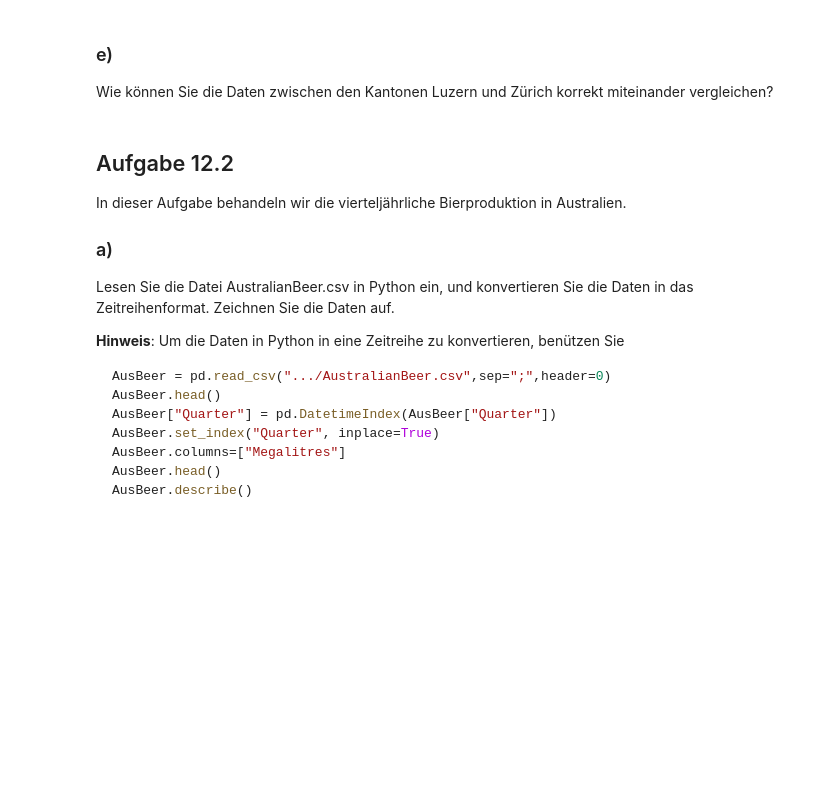
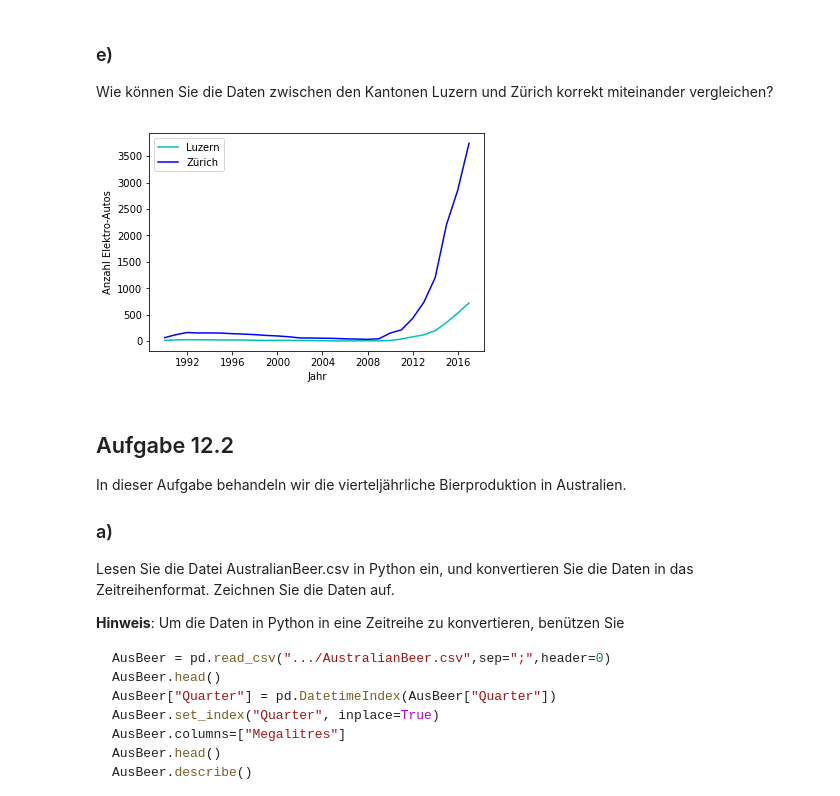
Before and after one commit to KilnOfTheSecondFlame/STAT_HS18_Exercises, a Jupyter notebook: 12_Exercise12/12_Exercise12.ipynb, the cells around one changed output. Saved outputs shown, nothing was run; the diff lists cells and outputs as text; code cells hidden in the pictures; blank space fills up the shorter version.

```diff
--- a/12_Exercise12/12_Exercise12.ipynb
+++ b/12_Exercise12/12_Exercise12.ipynb
@@ -45,6 +119,15 @@ plt.show()
 # %% [markdown]
 ### e)
 Wie können Sie die Daten zwischen den Kantonen Luzern und Zürich korrekt miteinander vergleichen?
+# %%
+plt.plot(pw_electric_zurich.index,pw_electric_luzern["Luzern"], 'c-', label="Luzern")
+plt.plot(pw_electric_zurich.index,pw_electric_zurich["Zürich"], 'b-', label="Zürich")
+plt.xlabel("Jahr")
+plt.ylabel("Anzahl Elektro-Autos")
+plt.legend(loc='best')
+plt.show()
+# %% [output]
+[figure, added]
 # %% [markdown]
 ## Aufgabe 12.2
 
```
Also changed, not shown: parts of 8 cells of this notebook, 1 other file.
